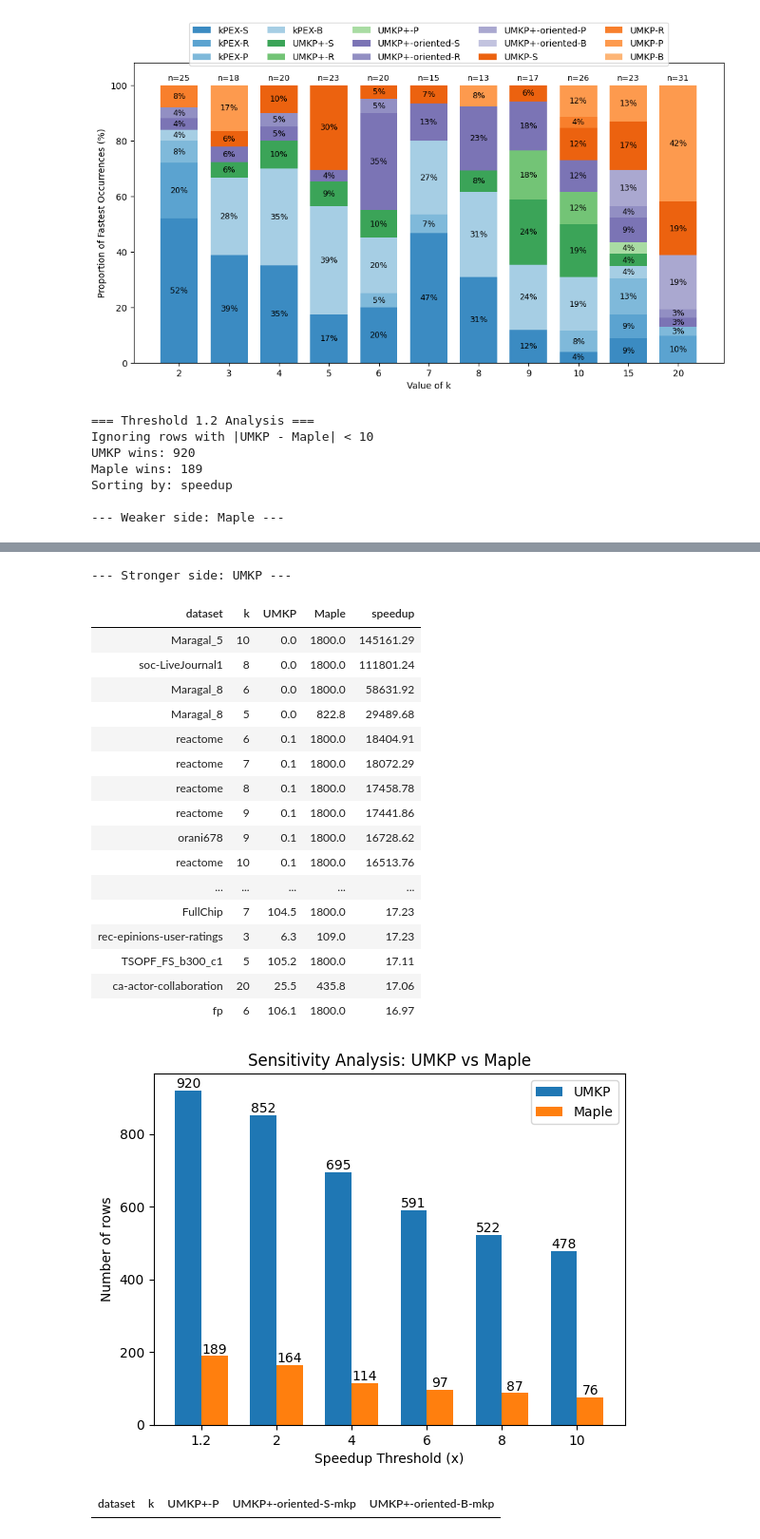
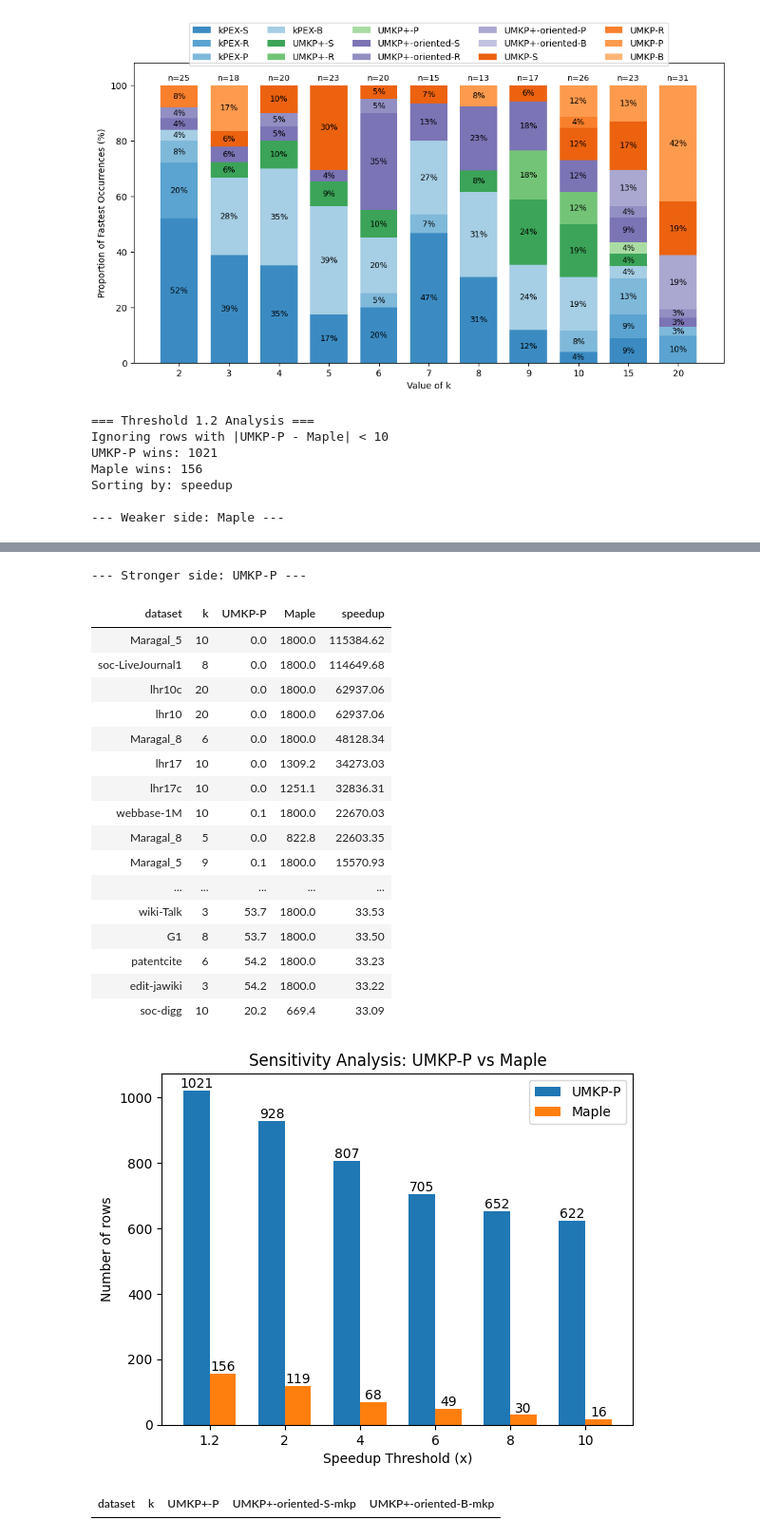
Before and after one commit to akhlaqueak/kplex-ML, a Jupyter notebook: notebooks/entire-data-algos.ipynb, the cells around one changed output, grey strips where cells are left out. Shown at 95% size. Saved outputs shown, nothing was run; the diff lists cells and outputs as text; code cells hidden in the pictures.

```diff
--- a/notebooks/entire-data-algos.ipynb
+++ b/notebooks/entire-data-algos.ipynb
@@ -350,7 +350,7 @@ def compare_speedups(df, col_a, col_b,
     plt.show()
 
 # compare_speedups(df, "UMKP-S", "DiseMKP", min_abs_diff=10)
-compare_speedups(df, "UMKP", "Maple", min_abs_diff=10)
+compare_speedups(df, "UMKP-P", "Maple", min_abs_diff=10)
 # compare_speedups(df, "UMKP+-oriented-B", "kPlexT", min_abs_diff=10)
 # compare_speedups(df, "CTCP-KPEX", "CFCTCP-KPEX", min_abs_diff=10)
 # compare_speedups(df, "CTCP-KPEX", "CTCP-EGO", min_abs_diff=1)
@@ -363,9 +363,9 @@ compare_speedups(df, "UMKP", "Maple", min_abs_diff=10)
 # compare_speedups(df, "kPEX-orig", "kPEX", min_abs_diff=10)
 # %% [output]
 === Threshold 1.2 Analysis ===
-Ignoring rows with |UMKP - Maple| < 10
-UMKP wins: 920
-Maple wins: 189
+Ignoring rows with |UMKP-P - Maple| < 10
+UMKP-P wins: 1021
+Maple wins: 156
 Sorting by: speedup
 
 --- Weaker side: Maple ---
@@ -389,22 +389,22 @@ Sorting by: speedup
---- Stronger side: UMKP ---
+--- Stronger side: UMKP-P ---
-| dataset | k | UMKP | Maple | speedup |
-| Maragal_5 | 10 | 0.0 | 1800.0 | 145161.29 |
-| soc-LiveJournal1 | 8 | 0.0 | 1800.0 | 111801.24 |
-| Maragal_8 | 6 | 0.0 | 1800.0 | 58631.92 |
-| Maragal_8 | 5 | 0.0 | 822.8 | 29489.68 |
-| reactome | 6 | 0.1 | 1800.0 | 18404.91 |
-| reactome | 7 | 0.1 | 1800.0 | 18072.29 |
-| reactome | 8 | 0.1 | 1800.0 | 17458.78 |
-| reactome | 9 | 0.1 | 1800.0 | 17441.86 |
-| orani678 | 9 | 0.1 | 1800.0 | 16728.62 |
-| reactome | 10 | 0.1 | 1800.0 | 16513.76 |
+| dataset | k | UMKP-P | Maple | speedup |
+| Maragal_5 | 10 | 0.0 | 1800.0 | 115384.62 |
+| soc-LiveJournal1 | 8 | 0.0 | 1800.0 | 114649.68 |
+| lhr10c | 20 | 0.0 | 1800.0 | 62937.06 |
+| lhr10 | 20 | 0.0 | 1800.0 | 62937.06 |
+| Maragal_8 | 6 | 0.0 | 1800.0 | 48128.34 |
+| lhr17 | 10 | 0.0 | 1309.2 | 34273.03 |
+| lhr17c | 10 | 0.0 | 1251.1 | 32836.31 |
+| webbase-1M | 10 | 0.1 | 1800.0 | 22670.03 |
+| Maragal_8 | 5 | 0.0 | 822.8 | 22603.35 |
+| Maragal_5 | 9 | 0.1 | 1800.0 | 15570.93 |
 | ... | ... | ... | ... | ... |
-| FullChip | 7 | 104.5 | 1800.0 | 17.23 |
-| rec-epinions-user-ratings | 3 | 6.3 | 109.0 | 17.23 |
-| TSOPF_FS_b300_c1 | 5 | 105.2 | 1800.0 | 17.11 |
-| ca-actor-collaboration | 20 | 25.5 | 435.8 | 17.06 |
-| fp | 6 | 106.1 | 1800.0 | 16.97 |
+| wiki-Talk | 3 | 53.7 | 1800.0 | 33.53 |
+| G1 | 8 | 53.7 | 1800.0 | 33.50 |
+| patentcite | 6 | 54.2 | 1800.0 | 33.23 |
+| edit-jawiki | 3 | 54.2 | 1800.0 | 33.22 |
+| soc-digg | 10 | 20.2 | 669.4 | 33.09 |
-[figure, old version]
+[figure, new version]
 # %%
 def compare_cols(df, col1, col2, extra_cols=("dataset", "k", "UMKP+-P"), ignore_value=1800):
     mask = (
```
Also changed, not shown: parts of 1 cell of this notebook, 16 other files.
